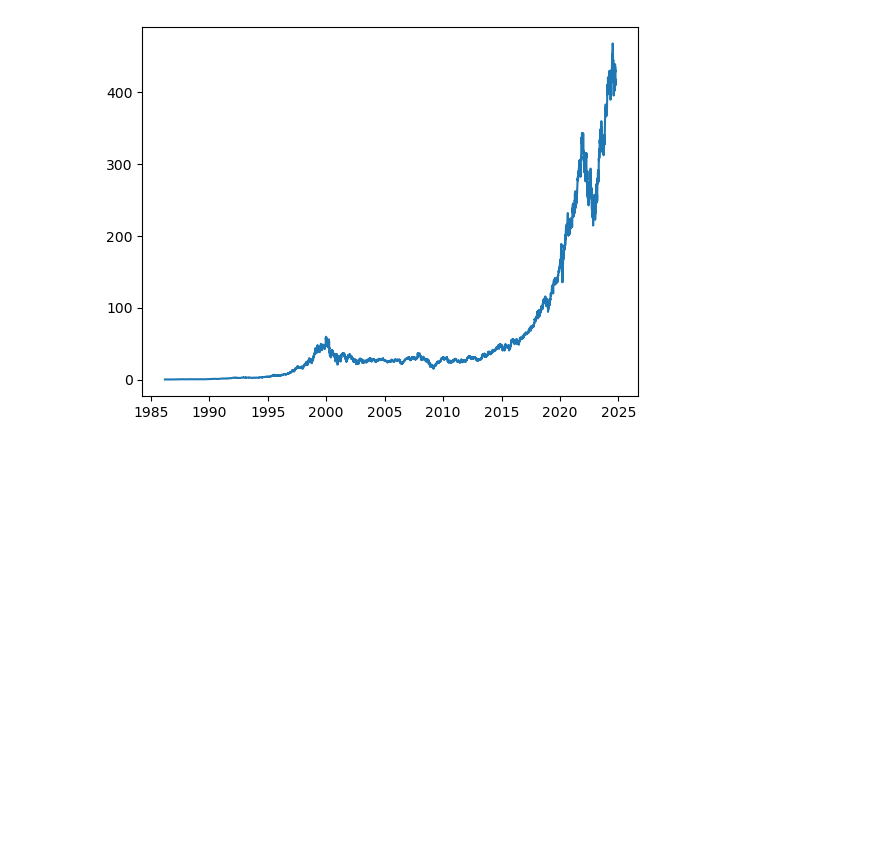
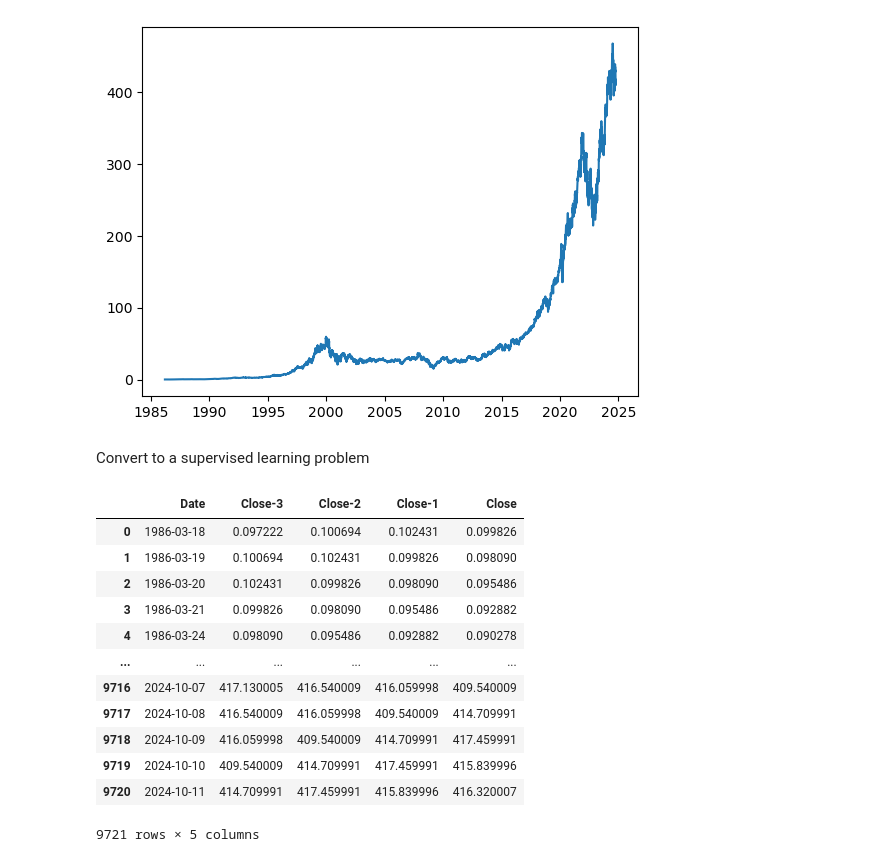
Before and after one commit to ai-saleh/codealpha_tasks_stock-price-prediction, a Jupyter notebook: stock-price-prediction.ipynb, the cells around one changed output. Saved outputs shown, nothing was run; the diff lists cells and outputs as text; code cells hidden in the pictures; blank space fills up the shorter version.

```diff
--- a/stock-price-prediction.ipynb
+++ b/stock-price-prediction.ipynb
@@ -55,3 +58,37 @@ plt.plot(data.index, data['Close'])
 # %% [output]
 [<matplotlib.lines.Line2D at 0x...>]
 [figure]
+# %% [markdown]
+Convert to a supervised learning problem
+# %%
+# Function to create windowed data
+def window_data(data, n=3):
+    windowed_data = pd.DataFrame()
+
+    # Create shifted columns for previous 'Close' values
+    for i in range(n, 0, -1):
+        windowed_data[f'Close-{i}'] = data['Close'].shift(i)
+
+    # Add the current 'Close' column
+    windowed_data['Close'] = data['Close']
+
+    # Drop rows with NaN values
+    return windowed_data.dropna()
+
+# Example usage
+windowed_data = window_data(data).reset_index()
+windowed_data
+# %% [output]
+|  | Date | Close-3 | Close-2 | Close-1 | Close |
+| 0 | 1986-03-18 | 0.097222 | 0.100694 | 0.102431 | 0.099826 |
+| 1 | 1986-03-19 | 0.100694 | 0.102431 | 0.099826 | 0.098090 |
+| 2 | 1986-03-20 | 0.102431 | 0.099826 | 0.098090 | 0.095486 |
+| 3 | 1986-03-21 | 0.099826 | 0.098090 | 0.095486 | 0.092882 |
+| 4 | 1986-03-24 | 0.098090 | 0.095486 | 0.092882 | 0.090278 |
+| ... | ... | ... | ... | ... | ... |
+| 9716 | 2024-10-07 | 417.130005 | 416.540009 | 416.059998 | 409.540009 |
+| 9717 | 2024-10-08 | 416.540009 | 416.059998 | 409.540009 | 414.709991 |
+| 9718 | 2024-10-09 | 416.059998 | 409.540009 | 414.709991 | 417.459991 |
+| 9719 | 2024-10-10 | 409.540009 | 414.709991 | 417.459991 | 415.839996 |
+| 9720 | 2024-10-11 | 414.709991 | 417.459991 | 415.839996 | 416.320007 |
+9721 rows × 5 columns
```
Also changed, not shown: parts of 6 cells of this notebook.
